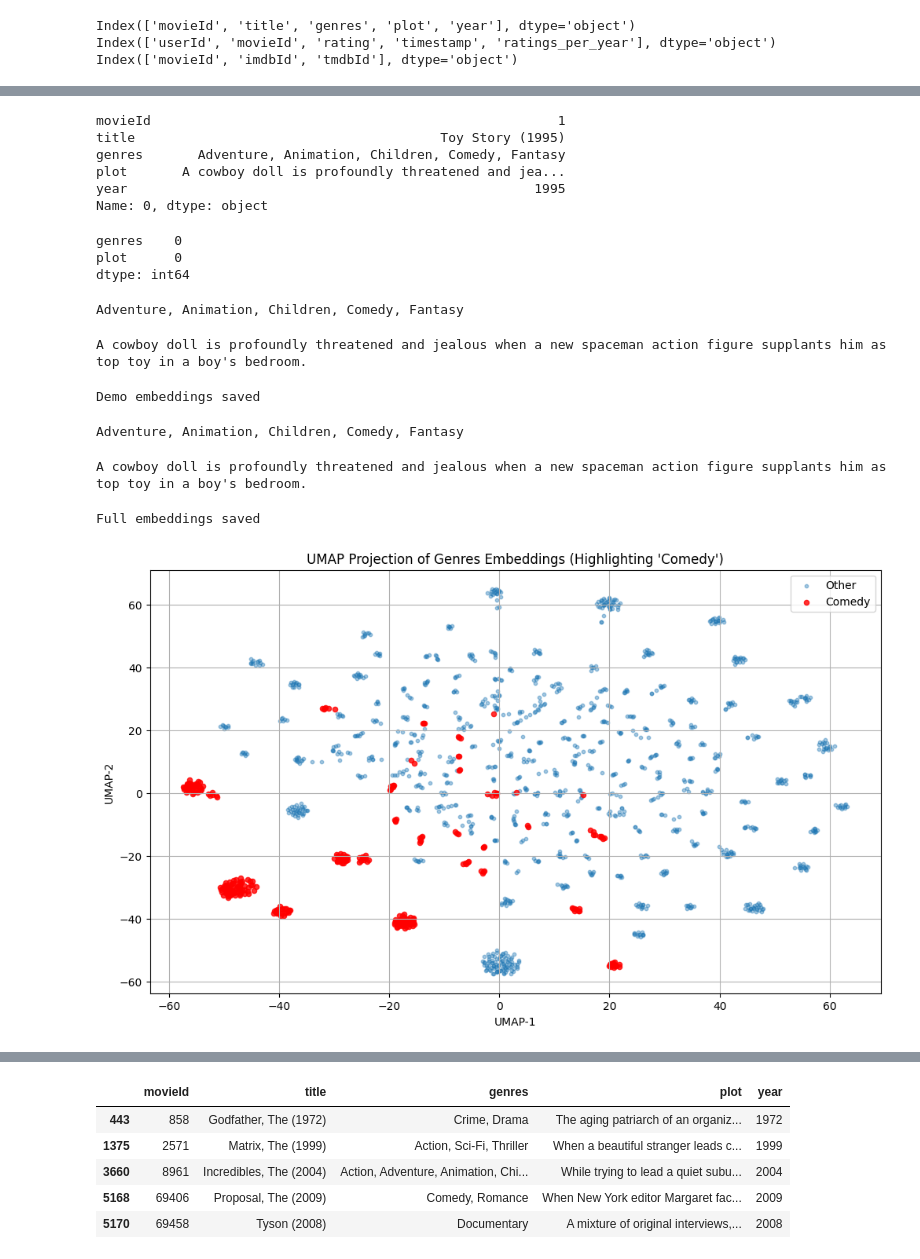
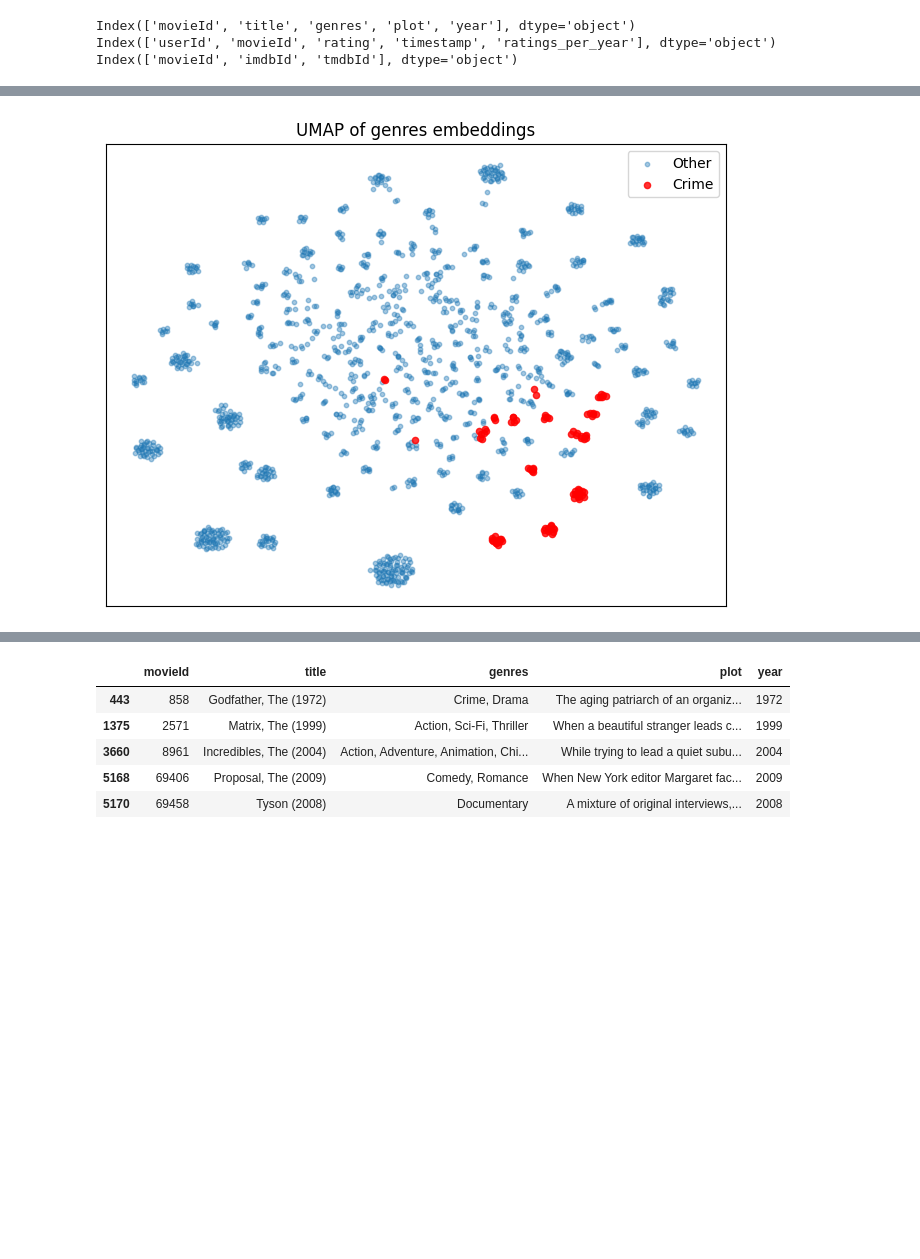
Before and after one commit to RichardFedak/llm-diversity, a Jupyter notebook: experiment/EasyStudy/server/static/datasets/ml-latest/explore.ipynb, the cells around one changed output, grey strips where cells are left out. Cells and saved outputs as stored; diff of their text form; code cells hidden in the pictures; blank space fills up the shorter version.

```diff
--- a/experiment/EasyStudy/server/static/datasets/ml-latest/explore.ipynb
+++ b/experiment/EasyStudy/server/static/datasets/ml-latest/explore.ipynb
@@ -452,85 +171,31 @@ Movies with at least 10 ratings PER YEAR:  11450
-# %%
-filtered_movies["genres"] = filtered_movies["genres"].str.replace("|", ", ", regex=False)
-explore_loader.movies_df["genres"] = explore_loader.movies_df["genres"].str.replace("|", ", ", regex=False)
-print(filtered_movies.iloc[0])
-# %% [output]
-movieId                                                    1
-title                                       Toy Story (1995)
-genres       Adventure, Animation, Children, Comedy, Fantasy
-plot       A cowboy doll is profoundly threatened and jea...
-year                                                    1995
-Name: 0, dtype: object
-# %%
-print((filtered_movies[['genres', 'plot']].map(lambda x: x.strip() == '')).sum())
-# %% [output]
-genres    0
-plot      0
-dtype: int64
-# %%
-demo_genre_strings = [genres for genres in filtered_movies["genres"]]
-print(demo_genre_strings[0])
-
-demo_genres_embeddings = model.encode(demo_genre_strings, show_progress_bar=True)
-
-demo_plot_strings = [plot for plot in filtered_movies["plot"]]
-print(demo_plot_strings[0])
-
-demo_plot_embeddings = model.encode(demo_plot_strings, show_progress_bar=True)
-
-np.save('demo_genres_embeddings.npy', demo_genres_embeddings)
-np.save('demo_plot_embeddings.npy', demo_plot_embeddings)
-
-print("Demo embeddings saved")
-# %% [output]
-Adventure, Animation, Children, Comedy, Fantasy
-A cowboy doll is profoundly threatened and jealous when a new spaceman action figure supplants him as top toy in a boy's bedroom.
-Demo embeddings saved
-# %%
-full_genre_strings = [genres for genres in explore_loader.movies_df["genres"]]
-print(full_genre_strings[0])
-
-full_genres_embeddings = model.encode(full_genre_strings, show_progress_bar=True)
-
-full_plot_strings = [plot for plot in explore_loader.movies_df["plot"]]
-print(full_plot_strings[0])
-
-full_plot_embeddings = model.encode(full_plot_strings, show_progress_bar=True)
-
-np.save('genres_embeddings.npy', full_genres_embeddings)
-np.save('plot_embeddings.npy', full_plot_embeddings)
-
-print("Full embeddings saved")
-# %% [output]
-Adventure, Animation, Children, Comedy, Fantasy
-A cowboy doll is profoundly threatened and jealous when a new spaceman action figure supplants him as top toy in a boy's bedroom.
-Full embeddings saved
 # %%
 genres_embeddings = np.load('demo_genres_embeddings.npy')
 
 umap_genres = umap.UMAP(
     n_neighbors=3,
     n_components=2,
     random_state=42,
     metric="cosine",
-    min_dist=0.5,
+    min_dist=2,
     spread=15)
 genres_2d = umap_genres.fit_transform(genres_embeddings)
 
 
-comedy_mask = filtered_movies['genres'].str.lower().str.split(',').apply(lambda x: len(x) >= 1 and 'comedy' in x)
+crime_mask = filtered_movies['genres'].str.lower().str.split(',').apply(lambda x: len(x) >= 1 and 'crime' in x)
 
 
-plt.figure(figsize=(12, 7))
-plt.scatter(genres_2d[~comedy_mask, 0], genres_2d[~comedy_mask, 1], s=10, alpha=0.4, label='Other')
-plt.scatter(genres_2d[comedy_mask, 0], genres_2d[comedy_mask, 1], s=20, color='red', alpha=0.8, label='Comedy')
-plt.title("UMAP Projection of Genres Embeddings (Highlighting 'Comedy')")
-plt.xlabel("UMAP-1")
-plt.ylabel("UMAP-2")
+plt.figure(figsize=(8, 6))
+plt.scatter(genres_2d[~crime_mask, 0], genres_2d[~crime_mask, 1], s=10, alpha=0.4, label='Other')
+plt.scatter(genres_2d[crime_mask, 0], genres_2d[crime_mask, 1], s=20, color='red', alpha=0.8, label='Crime')
+plt.title("UMAP of genres embeddings")
 plt.legend()
-plt.grid(True)
+plt.xticks([])
+plt.yticks([])
+plt.savefig("umap_genres.pdf", format="pdf", bbox_inches="tight")
+
 plt.show()
 # %% [output]
-[figure, old version]
+[figure, new version]
 # %%
 plot_embeddings = np.load('demo_plot_embeddings.npy')
 
```
Also changed, not shown: parts of 18 cells of this notebook, 2 other files.
